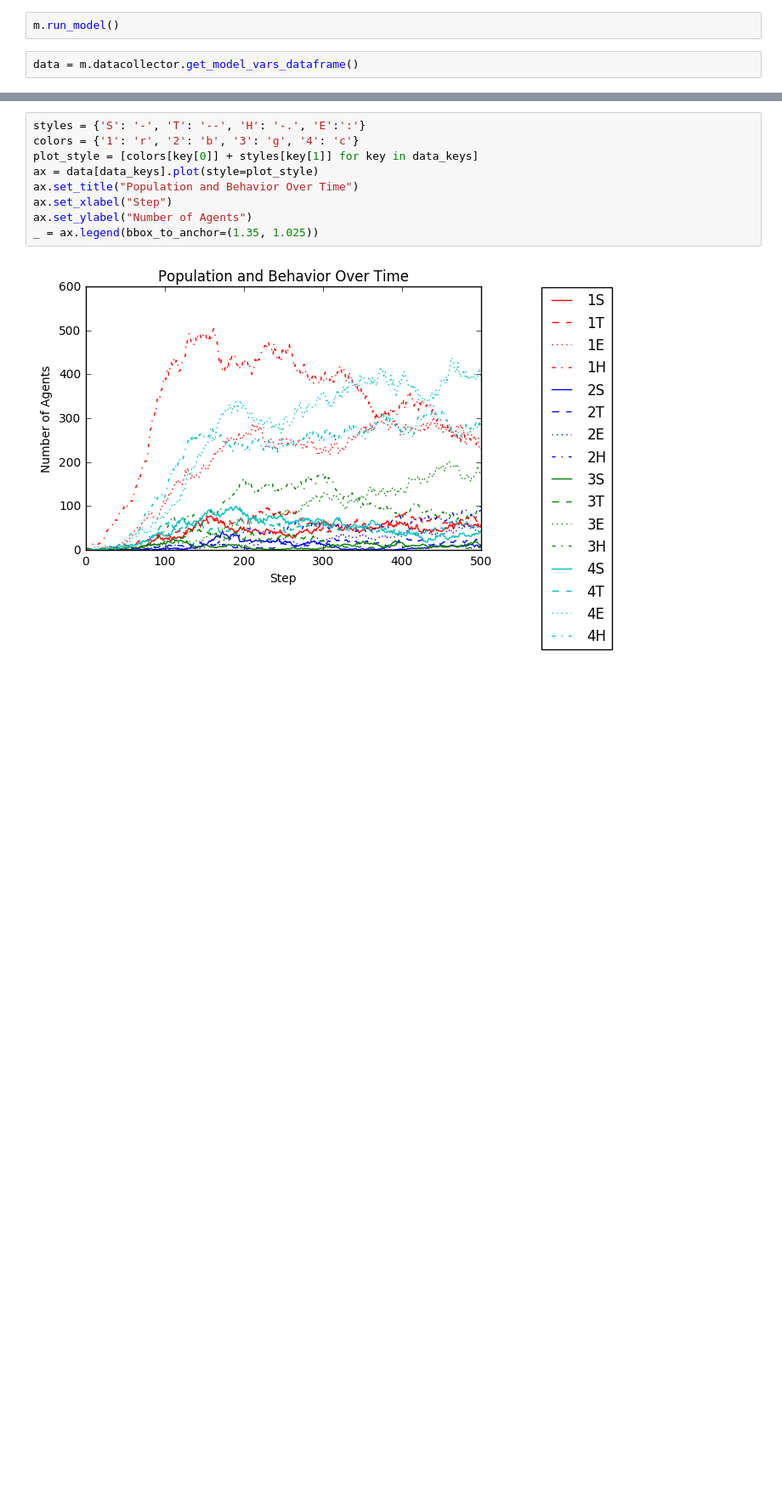
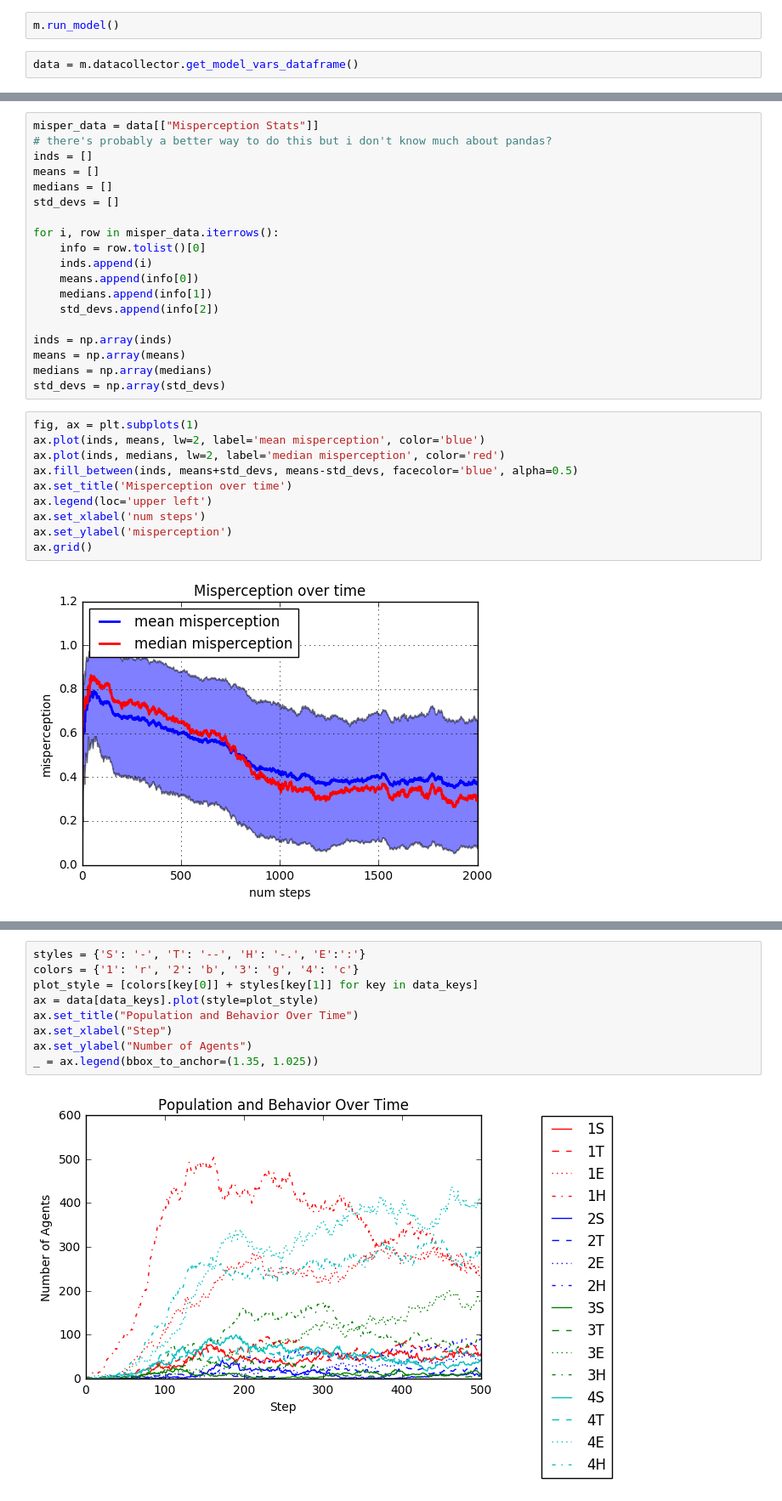
Before and after one commit to kailevy/EthnoModel, a Jupyter notebook: code/ethno_testing.ipynb, the cells around one changed output, grey strips where cells are left out. Shown at 85% size. Cells and saved outputs as stored; diff of their text form; blank space fills up the shorter version.

```diff
--- a/code/ethno_testing.ipynb
+++ b/code/ethno_testing.ipynb
@@ -18,0 +20,31 @@ _ = ax.legend(bbox_to_anchor=(1.35, 1.025))
+# %%
+misper_data = data[["Misperception Stats"]]
+# there's probably a better way to do this but i don't know much about pandas?
+inds = []
+means = []
+medians = []
+std_devs = []
+
+for i, row in misper_data.iterrows():
+    info = row.tolist()[0]
+    inds.append(i)
+    means.append(info[0])
+    medians.append(info[1])
+    std_devs.append(info[2])
+
+inds = np.array(inds)
+means = np.array(means)
+medians = np.array(medians)
+std_devs = np.array(std_devs)
+# %%
+fig, ax = plt.subplots(1)
+ax.plot(inds, means, lw=2, label='mean misperception', color='blue')
+ax.plot(inds, medians, lw=2, label='median misperception', color='red')
+ax.fill_between(inds, means+std_devs, means-std_devs, facecolor='blue', alpha=0.5)
+ax.set_title('Misperception over time')
+ax.legend(loc='upper left')
+ax.set_xlabel('num steps')
+ax.set_ylabel('misperception')
+ax.grid()
+# %% [output]
+[figure, added]
```
Also changed, not shown: parts of 5 cells of this notebook, 1 other file.
